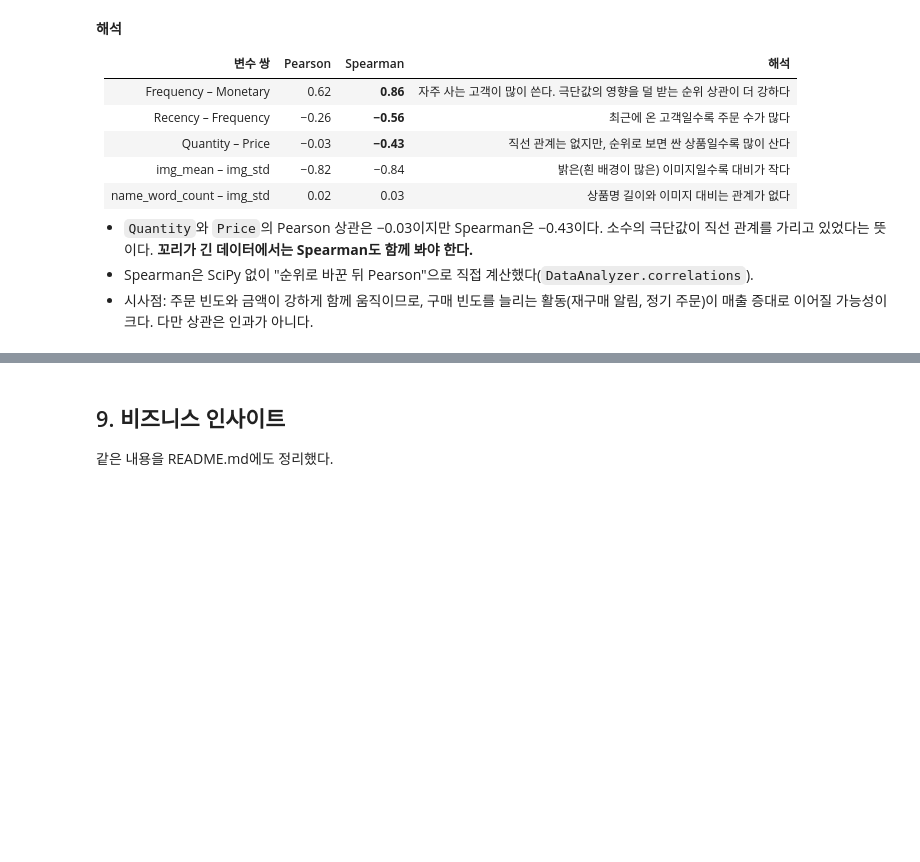
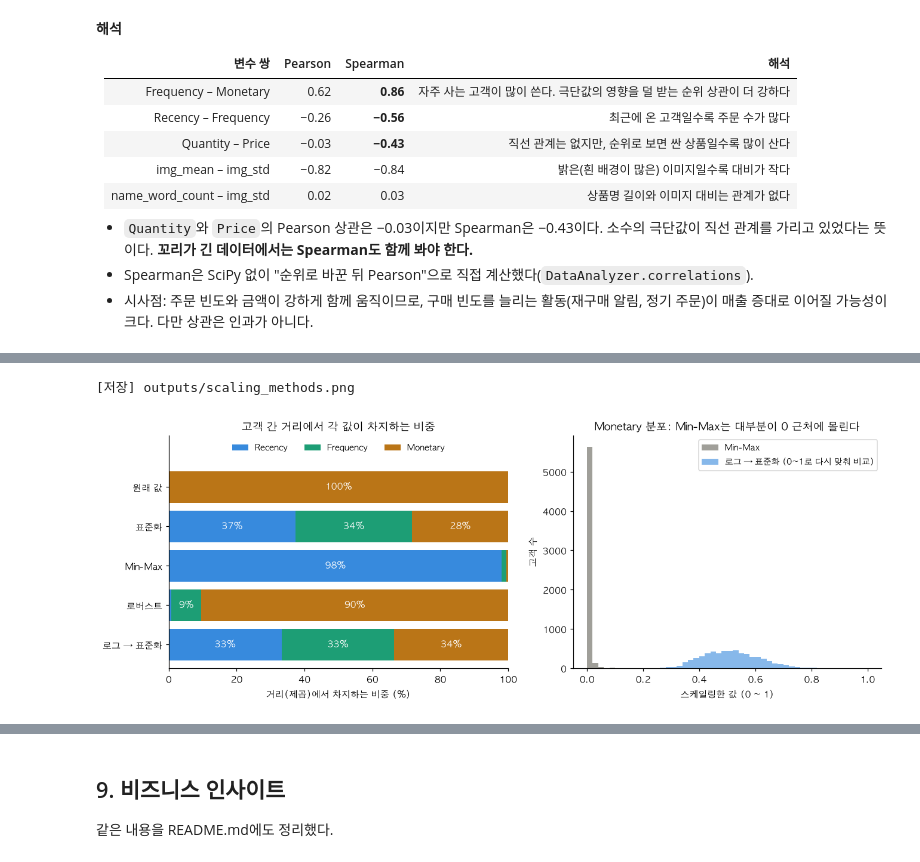
Before and after one commit to ashofrondol/codyssey_A1-1, a Jupyter notebook: notebooks/analysis_report.ipynb, the cells around one changed output, grey strips where cells are left out. Saved outputs shown, nothing was run; the diff lists cells and outputs as text; code cells hidden in the pictures; blank space fills up the shorter version.

```diff
--- a/notebooks/analysis_report.ipynb
+++ b/notebooks/analysis_report.ipynb
@@ -969,0 +1030,31 @@ pr.df.groupby("masterCategory")[["img_mean", "img_std", "name_word_count"]].mean
+# %%
+fig, axes = plt.subplots(1, 2, figsize=(14, 4.6), gridspec_kw={"width_ratios": [1.1, 1]})
+names = list(share_table.index)[::-1]
+left = np.zeros(len(names))
+for col, color, label in [("R 비중 (%)", BLUE, "Recency"), ("F 비중 (%)", GREEN, "Frequency"), ("M 비중 (%)", ORANGE, "Monetary")]:
+    vals = share_table.loc[names, col].to_numpy()
+    axes[0].barh(names, vals, left=left, color=color, label=label)
+    for y, (l, v) in enumerate(zip(left, vals)):
+        if v >= 6:
+            axes[0].text(l + v / 2, y, f"{v:.0f}%", ha="center", va="center", color="white", fontsize=10)
+    left += vals
+axes[0].set_xlim(0, 100)
+axes[0].set_title("고객 간 거리에서 각 값이 차지하는 비중")
+axes[0].set_xlabel("거리(제곱)에서 차지하는 비중 (%)")
+axes[0].set_ylim(-0.6, len(names) + 0.3)
+axes[0].legend(loc="upper center", ncols=3, fontsize=9, frameon=False)
+
+mm = sc.df["Monetary_minmax"]
+axes[1].hist(mm, bins=50, color=GRAY, alpha=0.8, label="Min-Max")
+axes[1].hist((sc.df["Monetary_log_std"] - sc.df["Monetary_log_std"].min()) /
+             (sc.df["Monetary_log_std"].max() - sc.df["Monetary_log_std"].min()),
+             bins=50, color=BLUE, alpha=0.6, label="로그 → 표준화 (0~1로 다시 맞춰 비교)")
+axes[1].set_title("Monetary 분포: Min-Max는 대부분이 0 근처에 몰린다")
+axes[1].set_xlabel("스케일링한 값 (0 ~ 1)")
+axes[1].set_ylabel("고객 수")
+axes[1].legend(fontsize=9)
+save_figure(fig, "scaling_methods")
+plt.show()
+# %% [output]
+[저장] outputs/scaling_methods.png
+[figure, added]
```
Also changed, not shown: parts of 8 cells of this notebook, 8 other files.
